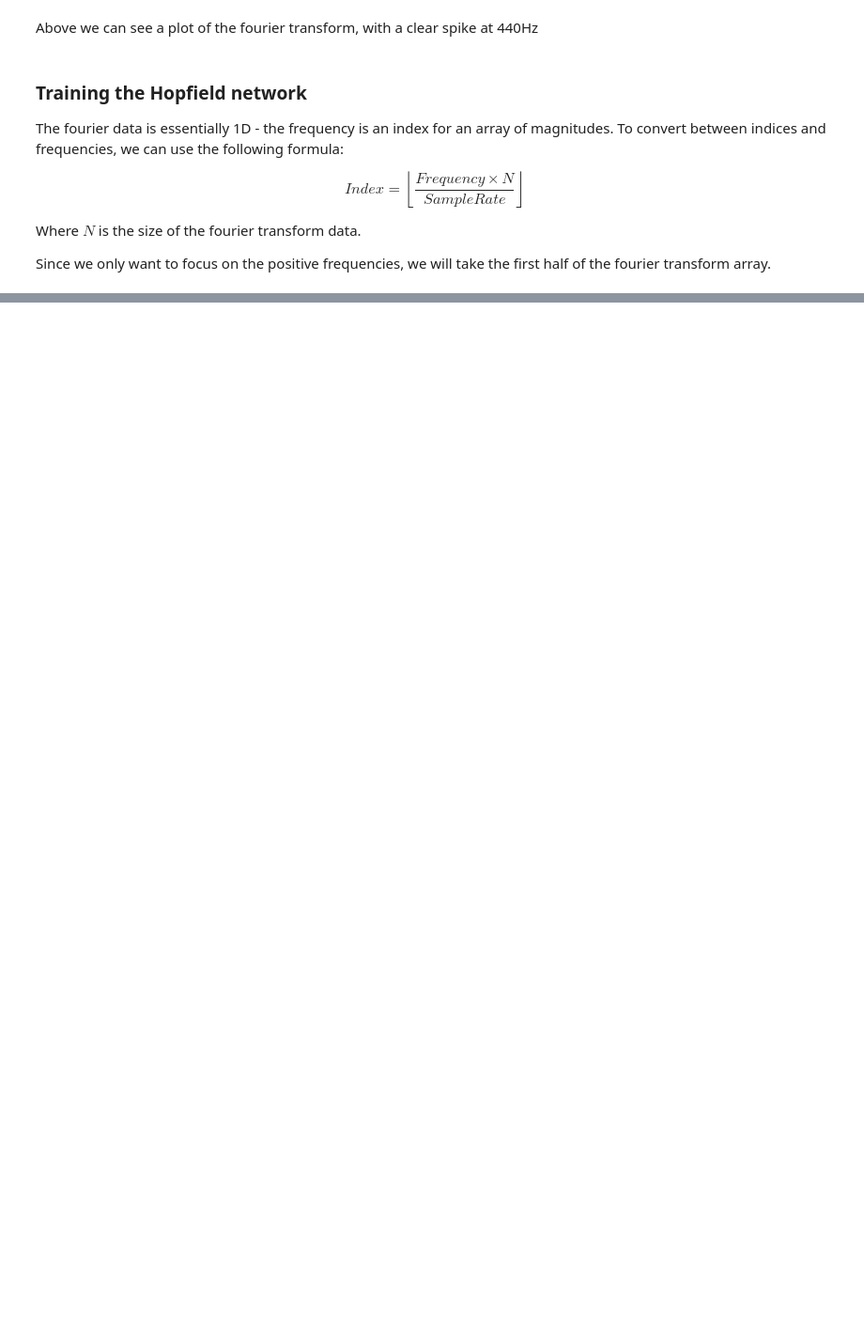
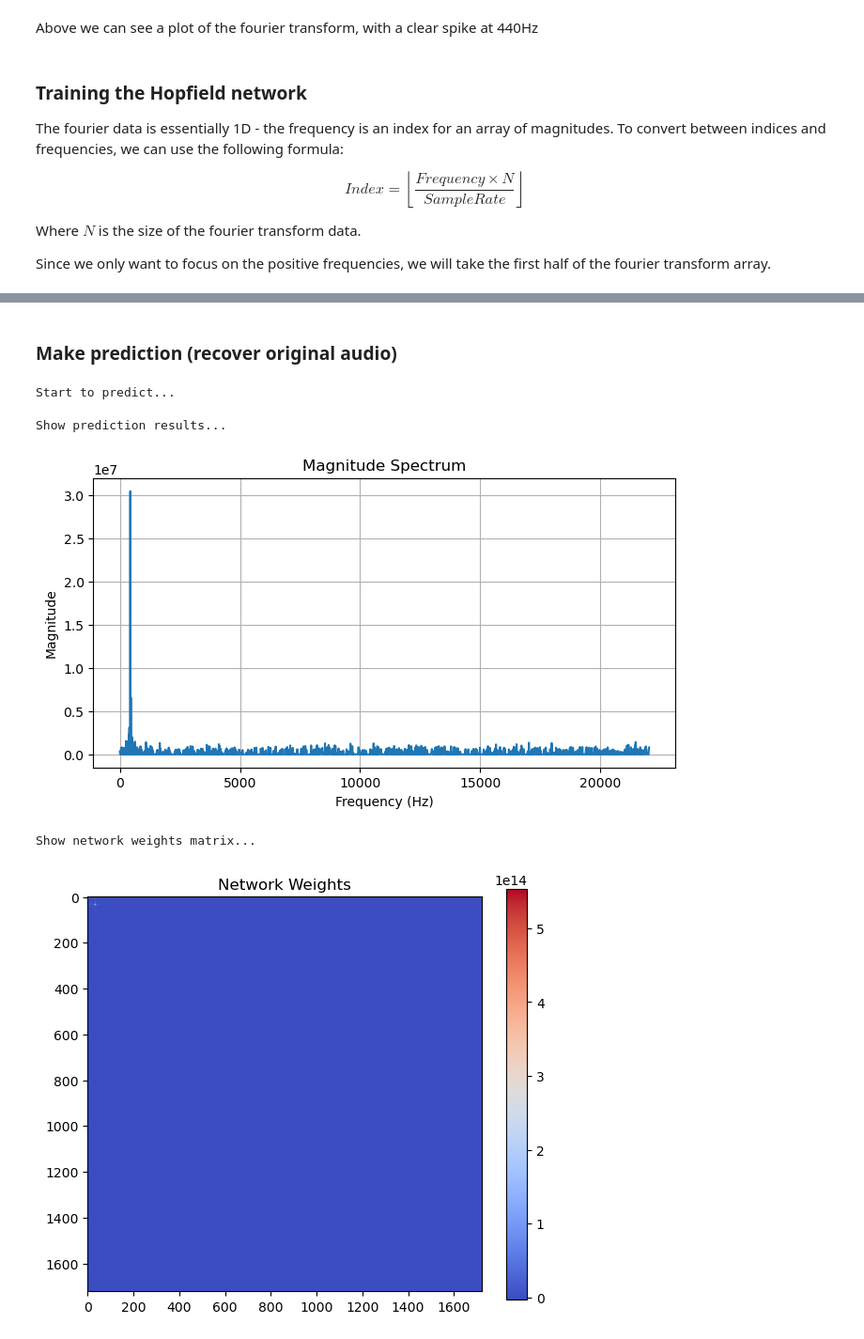
Before and after one commit to tim-manley/Applications-of-Hopfield-Networks, a Jupyter notebook: pitch_denoising.ipynb, the cells around one changed output, grey strips where cells are left out. Shown at 94% size. Saved outputs shown, nothing was run; the diff lists cells and outputs as text; code cells hidden in the pictures; blank space fills up the shorter version.

```diff
--- a/pitch_denoising.ipynb
+++ b/pitch_denoising.ipynb
@@ -106,0 +102,24 @@ saved_thing = np.outer(t, t)
+# %% [markdown]
+### Make prediction (recover original audio)
+# %%
+# Get just the positive frequencies
+positive_noisy_fft = np.abs(noisy_fft)[:len(frequencies)//2]
+
+predicted = model.predict([positive_noisy_fft], num_iter=20, threshold=50, asyn=True)
+print("Show prediction results...")
+plt.figure(figsize=(8, 4))
+plt.plot(frequencies[:len(frequencies)//2], predicted[0])
+plt.title('Magnitude Spectrum')
+plt.xlabel('Frequency (Hz)')
+plt.ylabel('Magnitude')
+plt.grid()
+plt.show()
+print("Show network weights matrix...")
+model.plot_weights()
+print(model.W)
+# %% [output]
+Start to predict...
+Show prediction results...
+[figure, added]
+Show network weights matrix...
+[figure, added]
```
Also changed, not shown: parts of 9 cells of this notebook, 1 other file.
